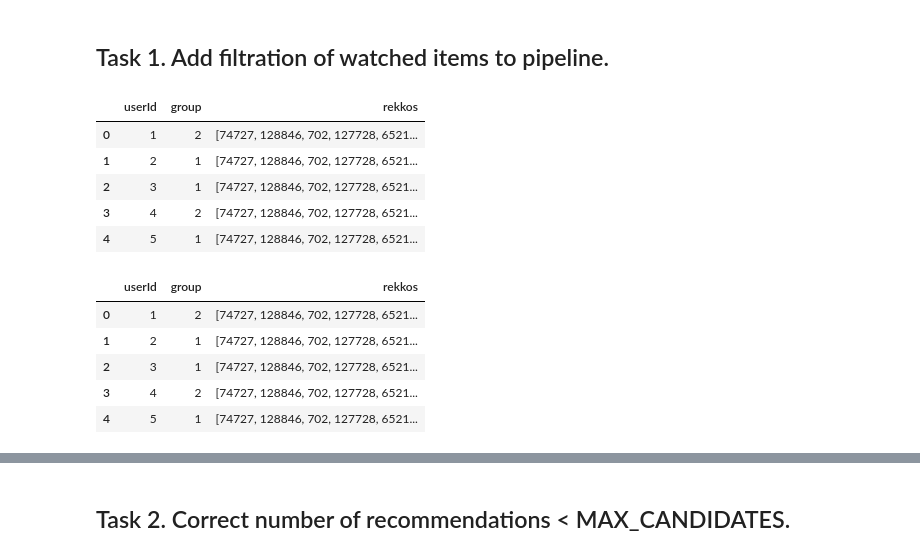
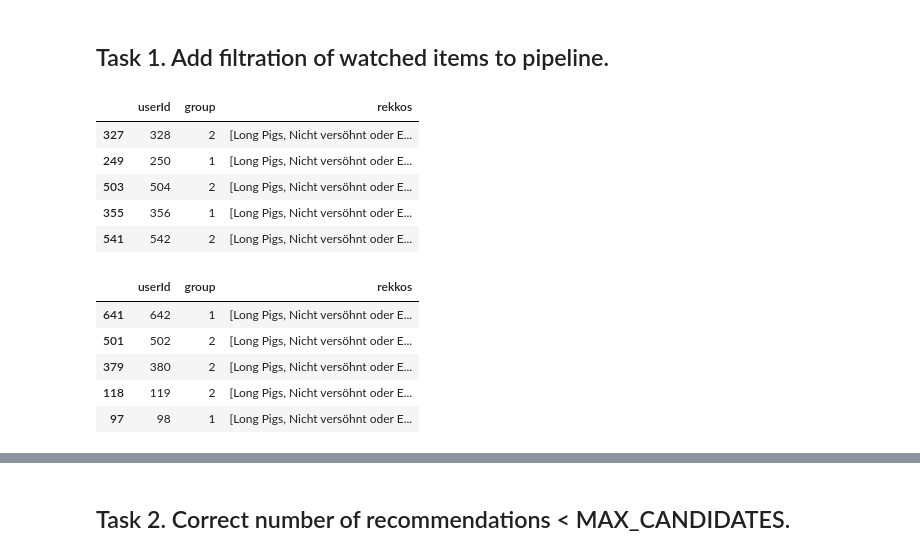
Before and after one commit to missukrof/project-okko, a Jupyter notebook: week 1/baseline.ipynb, the cells around one changed output, grey strips where cells are left out. Cells and saved outputs as stored; diff of their text form; code cells hidden in the pictures.

Commit message:
added mapping

```diff
--- a/week 1/baseline.ipynb
+++ b/week 1/baseline.ipynb
@@ -314,6 +319,43 @@ Congrats! Your first basic recommender system is ready!!
 - Also, consider cases when you fitler watched ones and you have less items in recommendations than required i.e. number of recommendations < MAX_CANDIDATES
 # %% [markdown]
 ## Task 1. Add filtration of watched items to pipeline.
+# %%
+def fit(
+    data: pd.DataFrame,
+    item_col: str,
+    movies: pd.DataFrame = None,
+    output_format: str = None,
+    groups: list = None,
+    max_candidates: int = 20
+    ):
+    """
+    function runs all pipeline to generate recommendations based on given group
+    :data: dataframe of interactions
+    :item_col: item column name
+    :groups: optional, list of groups column names to get recommendations
+    :max_candidates: number of recommendations to return
+    """
+    if item_col not in data.columns.to_list():
+        raise ValueError('Invalid item_col type. Expected one of: %s' % data.columns.to_list())
+
+    if output_format is not None and movies is None:
+        raise ValueError('Invalid movies type. Expected DataFrame with movies ids and %s' % output_format)
+    elif output_format is None and movies is not None:
+        raise ValueError('Invalid output_format type. Expected one of: %s' % movies.columns.to_list())
+
+    if groups is not None:
+        recommendations = data.groupby(groups).apply(compute_popularity, item_col, max_candidates)
+    else:
+        recommendations = compute_popularity(data, item_col, max_candidates)
+    if output_format is not None:
+        mapping = name_mapper(movies, item_col, output_format)
+        if groups is not None:
+            for i in range(1, 3):
+                recommendations[i] = [mapping.get(x) for x in recommendations[i]]
+        else:
+            recommendations = [mapping.get(x) for x in recommendations]
+
+    return recommendations
 # %%
 def filtering(
     output_for_filtering: pd.DataFrame):
@@ -355,29 +398,35 @@ def recommend(
 users['watched'] = data.groupby(USER_COLUMN)[ITEM_COLUMN].apply(list).to_dict().values()
 # %%
 # check
-recs = fit(data, item_col=ITEM_COLUMN)
+recs = fit(data=data,
+           item_col=ITEM_COLUMN,
+           movies=movies_metadata,
+           output_format='original_title')
 check_recs = recommend(users[['userId', 'group']], recs)
-check_recs.head()
+check_recs.sample(5)
 # %% [output]
 |  | userId | group | rekkos |
-| 0 | 1 | 2 | [74727, 128846, 702, 127728, 6521... |
-| 1 | 2 | 1 | [74727, 128846, 702, 127728, 6521... |
-| 2 | 3 | 1 | [74727, 128846, 702, 127728, 6521... |
-| 3 | 4 | 2 | [74727, 128846, 702, 127728, 6521... |
-| 4 | 5 | 1 | [74727, 128846, 702, 127728, 6521... |
+| 327 | 328 | 2 | [Long Pigs, Nicht versöhnt oder E... |
+| 249 | 250 | 1 | [Long Pigs, Nicht versöhnt oder E... |
+| 503 | 504 | 2 | [Long Pigs, Nicht versöhnt oder E... |
+| 355 | 356 | 1 | [Long Pigs, Nicht versöhnt oder E... |
+| 541 | 542 | 2 | [Long Pigs, Nicht versöhnt oder E... |
 # %%
 # check
-recs = fit(data, item_col=ITEM_COLUMN)
+recs = fit(data=data,
+           item_col=ITEM_COLUMN,
+           movies=movies_metadata,
+           output_format='original_title')
 check_recs = recommend(users=users[['userId', 'group', 'watched']],
                        recommendations=recs,
                        filtration=True)
-check_recs.head()
+check_recs.sample(5)
 # %% [output]
 |  | userId | group | rekkos |
-| 0 | 1 | 2 | [74727, 128846, 702, 127728, 6521... |
-| 1 | 2 | 1 | [74727, 128846, 702, 127728, 6521... |
-| 2 | 3 | 1 | [74727, 128846, 702, 127728, 6521... |
-| 3 | 4 | 2 | [74727, 128846, 702, 127728, 6521... |
-| 4 | 5 | 1 | [74727, 128846, 702, 127728, 6521... |
+| 641 | 642 | 1 | [Long Pigs, Nicht versöhnt oder E... |
+| 501 | 502 | 2 | [Long Pigs, Nicht versöhnt oder E... |
+| 379 | 380 | 2 | [Long Pigs, Nicht versöhnt oder E... |
+| 118 | 119 | 2 | [Long Pigs, Nicht versöhnt oder E... |
+| 97 | 98 | 1 | [Long Pigs, Nicht versöhnt oder E... |
 # %%
 # check group-wise
```
Also changed, not shown: parts of 25 cells of this notebook.
